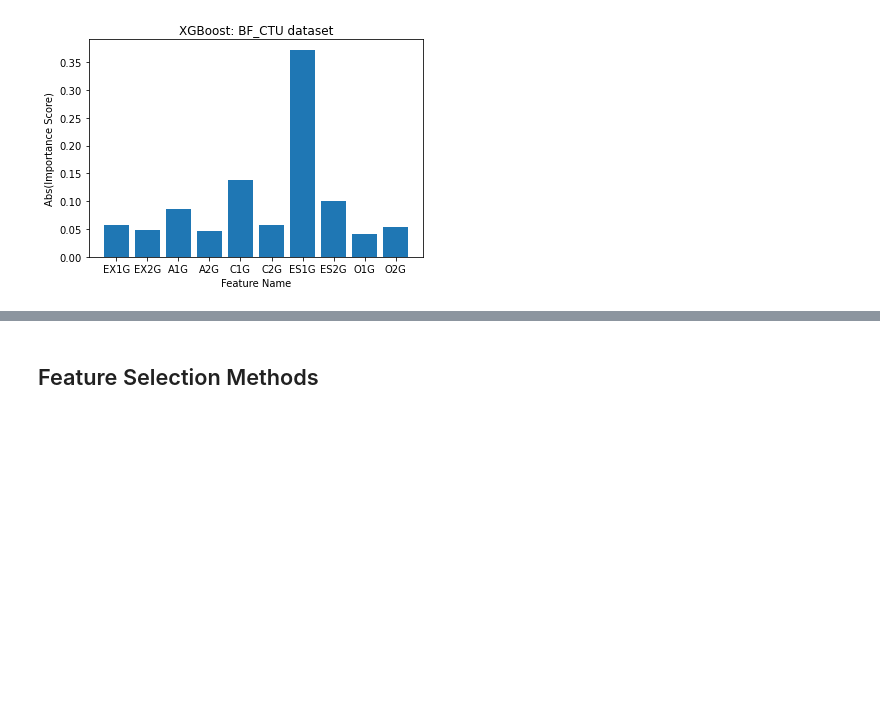
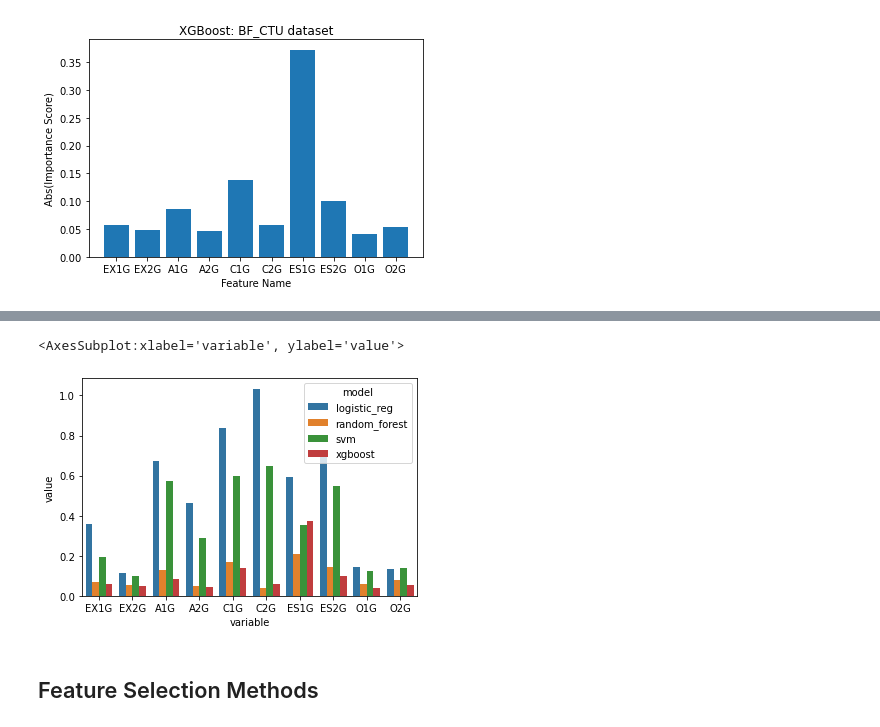
Before and after one commit to santiviquez/lie-detection, a Jupyter notebook: predictors_reliability.ipynb, the cells around one changed output, grey strips where cells are left out. Drawn from its saved outputs; the diff is of its cells as text; code cells hidden in the pictures; blank space fills up the shorter version.

Commit message:
WIP: Comparison plot and some ideas

```diff
--- a/predictors_reliability.ipynb
+++ b/predictors_reliability.ipynb
@@ -152,10 +152,10 @@ clf = XGBClassifier(random_state=42)
 output = evaluate_clf(BF_CTU_df, clf, cv=5)
 
 f1_score = np.mean(output["test_score"])
-feature_importance = get_feature_importance(output)
+feature_importance_xgboost = get_feature_importance(output)
 
 print(f"Cross-Validated F1-Score: {f1_score}")
-plot_feature_importance(feature_importance, title="XGBoost: BF_CTU dataset")
+plot_feature_importance(feature_importance_xgboost, title="XGBoost: BF_CTU dataset")
 # %% [output]
 Cross-Validated F1-Score: 0.8090204566675154
 [figure]
@@ -161,0 +164,11 @@ Cross-Validated F1-Score: 0.8090204566675154
+# %%
+feature_importance_lr['model'] ="logistic_reg"
+feature_importance_rf['model'] ="random_forest"
+feature_importance_svm['model'] ="svm"
+feature_importance_xgboost['model'] ="xgboost"
+# %%
+comparison_df = pd.DataFrame.from_dict([feature_importance_lr,
+                        feature_importance_rf,
+                        feature_importance_svm,
+                        feature_importance_xgboost])
+comparison_df
@@ -161,0 +181,3 @@ Cross-Validated F1-Score: 0.8090204566675154
+# %%
+comparison_df = comparison_df.melt(id_vars=["model"])
+comparison_df
@@ -162,3 +202,15 @@ Cross-Validated F1-Score: 0.8090204566675154
+# %%
+import seaborn as sns
+sns.barplot(data=comparison_df, x="variable", y="value", hue="model")
+
+# IDEAS, Questions about this
+# If we only care about the order of importance
+# Should we put every importance/coefficient value in the same scale as the others?
+# Instead on only comparing with bar charts maybe implement a metric like (Jaro) https://datascience.stackexchange.com/questions/46727/calculating-similarity-where-order-matters
+# To check the difference between importances across models, taking into account the order of importance
+# %% [output]
+<AxesSubplot:xlabel='variable', ylabel='value'>
+[figure, added]
 # %% [markdown]
 ## Feature Selection Methods
 # %% [markdown]
```
Also changed, not shown: parts of 6 cells of this notebook.
